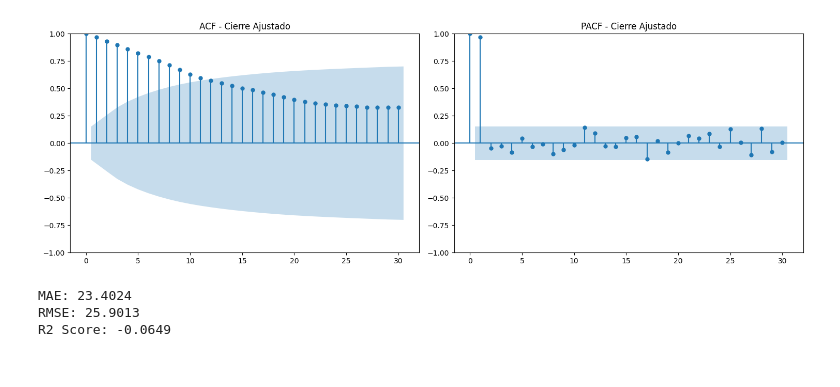
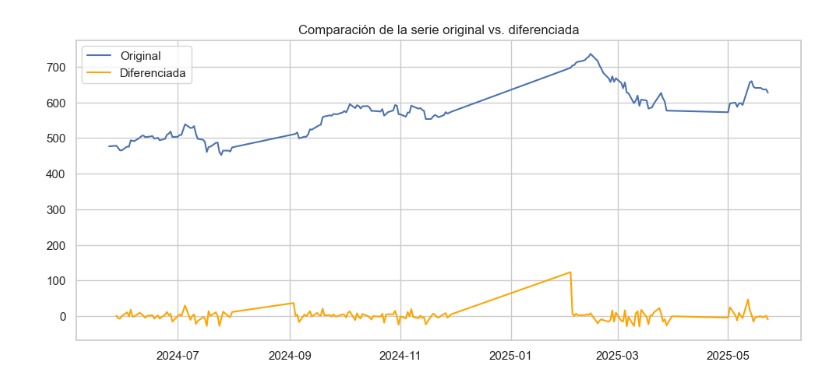
Before and after one commit to NikolTR/PIV_2025-1, a Jupyter notebook: src/piv/series_temporales_yahoo.ipynb, the cells around one changed output. Drawn from its saved outputs; the diff is of its cells as text; code cells hidden in the pictures.

```diff
--- a/src/piv/series_temporales_yahoo.ipynb
+++ b/src/piv/series_temporales_yahoo.ipynb
@@ -51,0 +48,3 @@ df_2 = df_2.sort_index()
+# %%
+df_2 = enricher.calcular_kpi(df_1)
+df_2.head()
@@ -51,0 +58,4 @@ df_2 = df_2.sort_index()
+# %%
+df = df_2[["fecha", "cierre_ajustado"]]
+df.set_index('fecha', inplace=True)
+df.head()
@@ -64,0 +83,18 @@ plt.show()
+# %%
+# Visualización con Seaborn
+sns.set(style="whitegrid")
+plt.figure(figsize=(12, 6))
+
+plt.plot(df.index, df['cierre_ajustado'], color='royalblue', linewidth=2, label='Cierre Ajustado')
+
+plt.title('Precio Cierre Ajustado META', fontsize=14, fontweight='bold')
+plt.xlabel('Fecha', fontsize=14)
+plt.ylabel('Precio ($)', fontsize=14)
+
+plt.axhline(y=df['cierre_ajustado'].mean(), color='gray', linestyle='--', label='Promedio')
+
+plt.legend(loc='upper left', fontsize=12)
+plt.xticks(rotation=45)
+plt.grid(True, linestyle='-', linewidth=0.5)
+plt.tight_layout()
+plt.show()
@@ -86,0 +142,4 @@ La serie no es estacionaria.
+# %%
+# Serie diferenciada
+df_diff = df['cierre_ajustado'].diff().dropna()
+df_diff
@@ -87,10 +182,10 @@ La serie no es estacionaria.
 # %%
-fig, axes = plt.subplots(1, 2, figsize=(15, 5))
-plot_acf(df_2['cierre_ajustado'], ax=axes[0], lags=30)
-plot_pacf(df_2['cierre_ajustado'], ax=axes[1], lags=30)
-axes[0].set_title('ACF - Cierre Ajustado')
-axes[1].set_title('PACF - Cierre Ajustado')
-plt.tight_layout()
+plt.figure(figsize=(12, 5))
+plt.plot(df['cierre_ajustado'], label='Original')
+plt.plot(df_diff, label='Diferenciada', color='orange')
+plt.title('Comparación de la serie original vs. diferenciada')
+plt.legend()
+plt.grid(True)
 plt.show()
 # %% [output]
-[figure, old version]
+[figure, new version]
@@ -106,12 +191,0 @@ forecast.index = test.index
-# %%
-mae = mean_absolute_error(test, forecast)
-rmse = np.sqrt(mean_squared_error(test, forecast))
-r2 = r2_score(test, forecast)
-
-print(f"MAE: {mae:.4f}")
-print(f"RMSE: {rmse:.4f}")
-print(f"R2 Score: {r2:.4f}")
-# %% [output]
-MAE: 23.4024
-RMSE: 25.9013
-R2 Score: -0.0649
```
Also changed, not shown: parts of 18 cells of this notebook, 1 other file.
